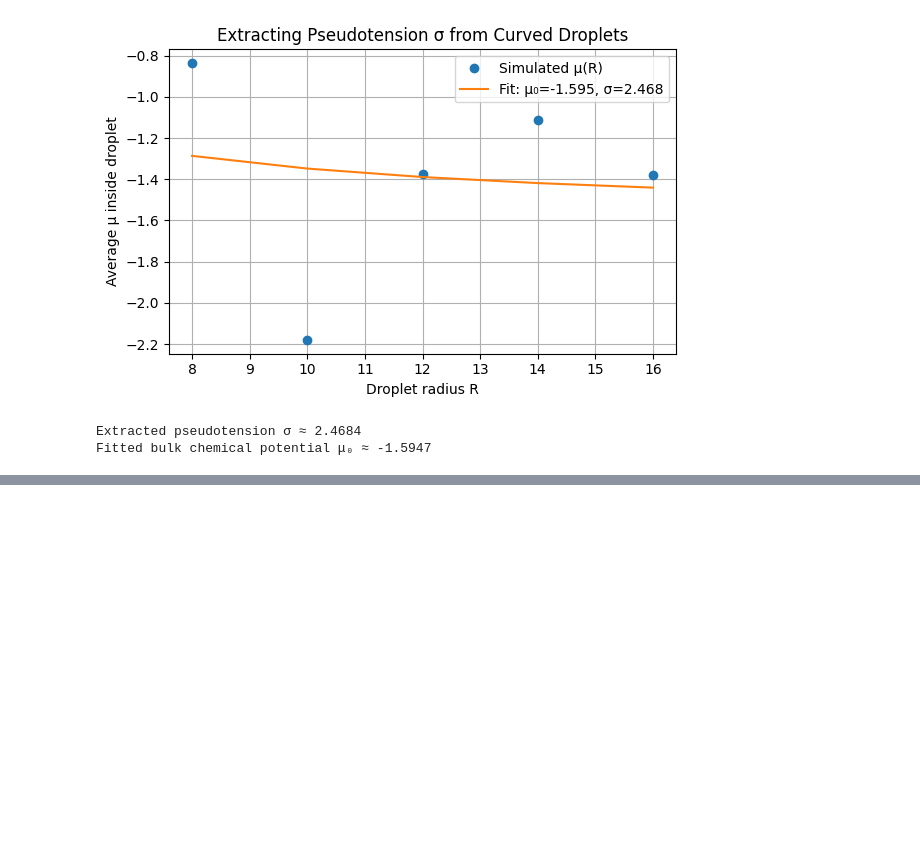
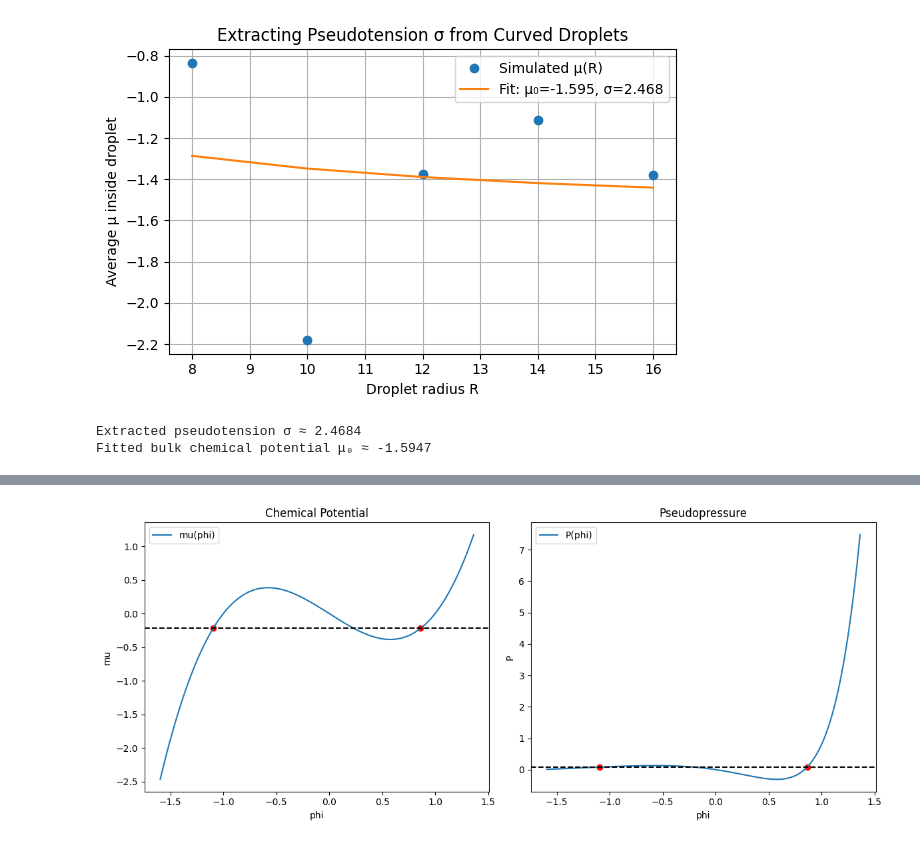
Before and after one commit to EnnoI/ComputationalMathematicsSeminarSoSe25, a Jupyter notebook: two_Droplet_new/two_droplet_worker.ipynb, the cells around one changed output, grey strips where cells are left out. Saved outputs shown, nothing was run; the diff lists cells and outputs as text; code cells hidden in the pictures; blank space fills up the shorter version.

```diff
--- a/two_Droplet_new/two_droplet_worker.ipynb
+++ b/two_Droplet_new/two_droplet_worker.ipynb
@@ -405,3 +405,85 @@ print(f"Fitted bulk chemical potential μ₀ ≈ {mu0_fit:.4f}")
 [figure]
 Extracted pseudotension σ ≈ 2.4684
 Fitted bulk chemical potential μ₀ ≈ -1.5947
+# %%
+import numpy as np
+from scipy.integrate import quad
+from scipy.optimize import root
+import matplotlib.pyplot as plt
+
+# Model parameters
+A = -1.0
+B = 1.0
+K = 1.0
+
+# Activity parameters
+zeta = 4.0
+lam = 1.0
+
+# Derived parameter
+alpha = zeta - 2 * lam
+
+# Define psi(phi) and its derivative
+def psi(phi):
+    return np.exp(alpha * phi) / alpha
+
+def dpsi_dphi(phi):
+    return np.exp(alpha * phi)
+
+# Bulk free-energy derivative and chemical potential mu(phi)
+def mu(phi):
+    return A * phi + B * phi**3
+
+# Pseudopotential g(phi) via numerical integration (scalar)
+def g(phi):
+    integrand = lambda x: mu(x) * dpsi_dphi(x)
+    integral, _ = quad(integrand, 0, phi)
+    return integral
+
+# Pseudopressure P(phi) = psi(phi)*mu(phi) - g(phi)
+def P(phi):
+    return psi(phi) * mu(phi) - g(phi)
+
+# System of equations for coexistence
+def coexistence_equations(vars):
+    phi1, phi2 = vars
+    return [
+        mu(phi1) - mu(phi2),
+        P(phi1) - P(phi2)
+    ]
+
+# Solve for binodal points
+initial_guess = [-1.0, 1.0]
+sol = root(coexistence_equations, initial_guess)
+phi1, phi2 = sol.x
+
+print(f"Binodal solutions for zeta={zeta}, lambda={lam}:")
+print(f"phi1 = {phi1:.6f}, phi2 = {phi2:.6f}")
+
+# Plot mu(phi) and P(phi)
+phis = np.linspace(phi1 - 0.5, phi2 + 0.5, 300)
+mus = mu(phis)
+Ps = np.array([P(p) for p in phis])  # vectorized evaluation
+
+plt.figure(figsize=(12, 5))
+plt.subplot(1, 2, 1)
+plt.plot(phis, mus, label='mu(phi)')
+plt.axhline(mu(phi1), color='k', linestyle='--')
+plt.scatter([phi1, phi2], [mu(phi1), mu(phi2)], color='red')
+plt.xlabel('phi')
+plt.ylabel('mu')
+plt.title('Chemical Potential')
+plt.legend()
+
+plt.subplot(1, 2, 2)
+plt.plot(phis, Ps, label='P(phi)')
+plt.axhline(P(phi1), color='k', linestyle='--')
+plt.scatter([phi1, phi2], [P(phi1), P(phi2)], color='red')
+plt.xlabel('phi')
+plt.ylabel('P')
+plt.title('Pseudopressure')
+plt.legend()
+
+plt.tight_layout()
+plt.show()
+# %% [output]
@@ -407,0 +492 @@ Fitted bulk chemical potential μ₀ ≈ -1.5947
+[figure, added]
```
Also changed, not shown: parts of 3 cells of this notebook, 3 other files.
